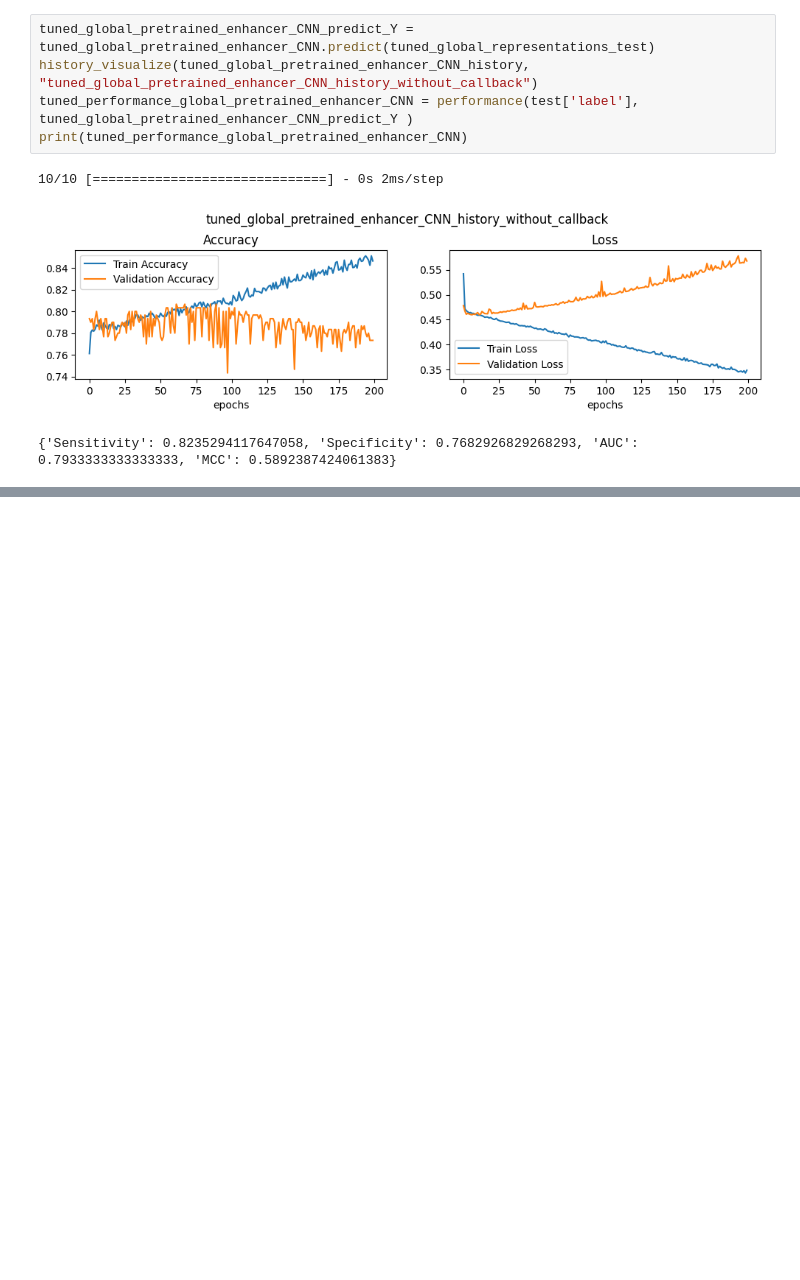
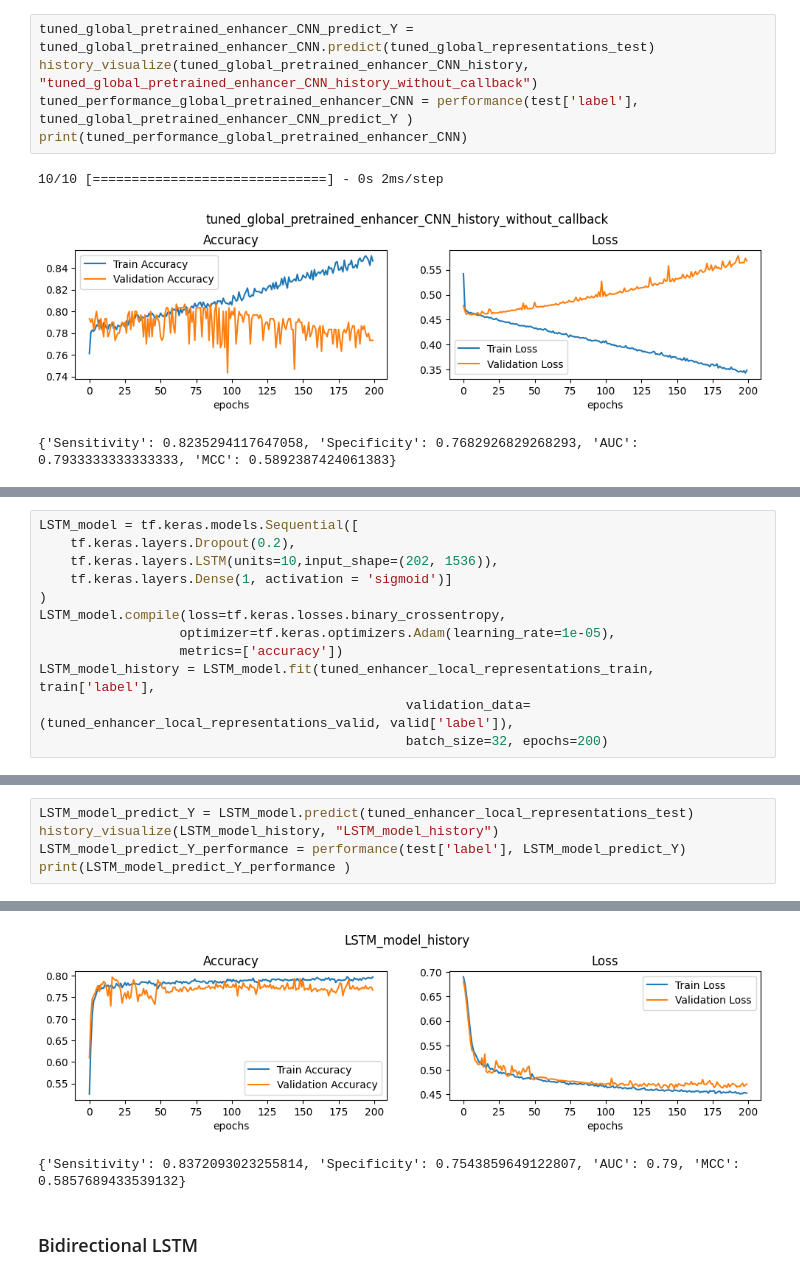
Before and after one commit to Lisker2/CS309_Project, a Jupyter notebook: Final_Notebook.ipynb, the cells around one changed output, grey strips where cells are left out. Saved outputs shown, nothing was run; the diff lists cells and outputs as text; blank space fills up the shorter version.

```diff
--- a/Final_Notebook.ipynb
+++ b/Final_Notebook.ipynb
@@ -1033,0 +979,12 @@ print(tuned_performance_global_pretrained_enhancer_CNN)
+# %%
+LSTM_model = tf.keras.models.Sequential([
+    tf.keras.layers.Dropout(0.2),
+    tf.keras.layers.LSTM(units=10,input_shape=(202, 1536)),
+    tf.keras.layers.Dense(1, activation = 'sigmoid')]
+)
+LSTM_model.compile(loss=tf.keras.losses.binary_crossentropy,
+                  optimizer=tf.keras.optimizers.Adam(learning_rate=1e-05),
+                  metrics=['accuracy'])
+LSTM_model_history = LSTM_model.fit(tuned_enhancer_local_representations_train, train['label'],
+                                               validation_data=(tuned_enhancer_local_representations_valid, valid['label']),
+                                               batch_size=32, epochs=200)
@@ -1033,0 +1009,6 @@ print(tuned_performance_global_pretrained_enhancer_CNN)
+# %%
+LSTM_model_predict_Y = LSTM_model.predict(tuned_enhancer_local_representations_test)
+history_visualize(LSTM_model_history, "LSTM_model_history")
+LSTM_model_predict_Y_performance = performance(test['label'], LSTM_model_predict_Y)
+print(LSTM_model_predict_Y_performance )
+# %% [output]
@@ -1033,0 +1016,4 @@ print(tuned_performance_global_pretrained_enhancer_CNN)
+[figure, added]
+{'Sensitivity': 0.8372093023255814, 'Specificity': 0.7543859649122807, 'AUC': 0.79, 'MCC': 0.5857689433539132}
+# %% [markdown]
+### Bidirectional LSTM
```
Also changed, not shown: parts of 22 cells of this notebook.
